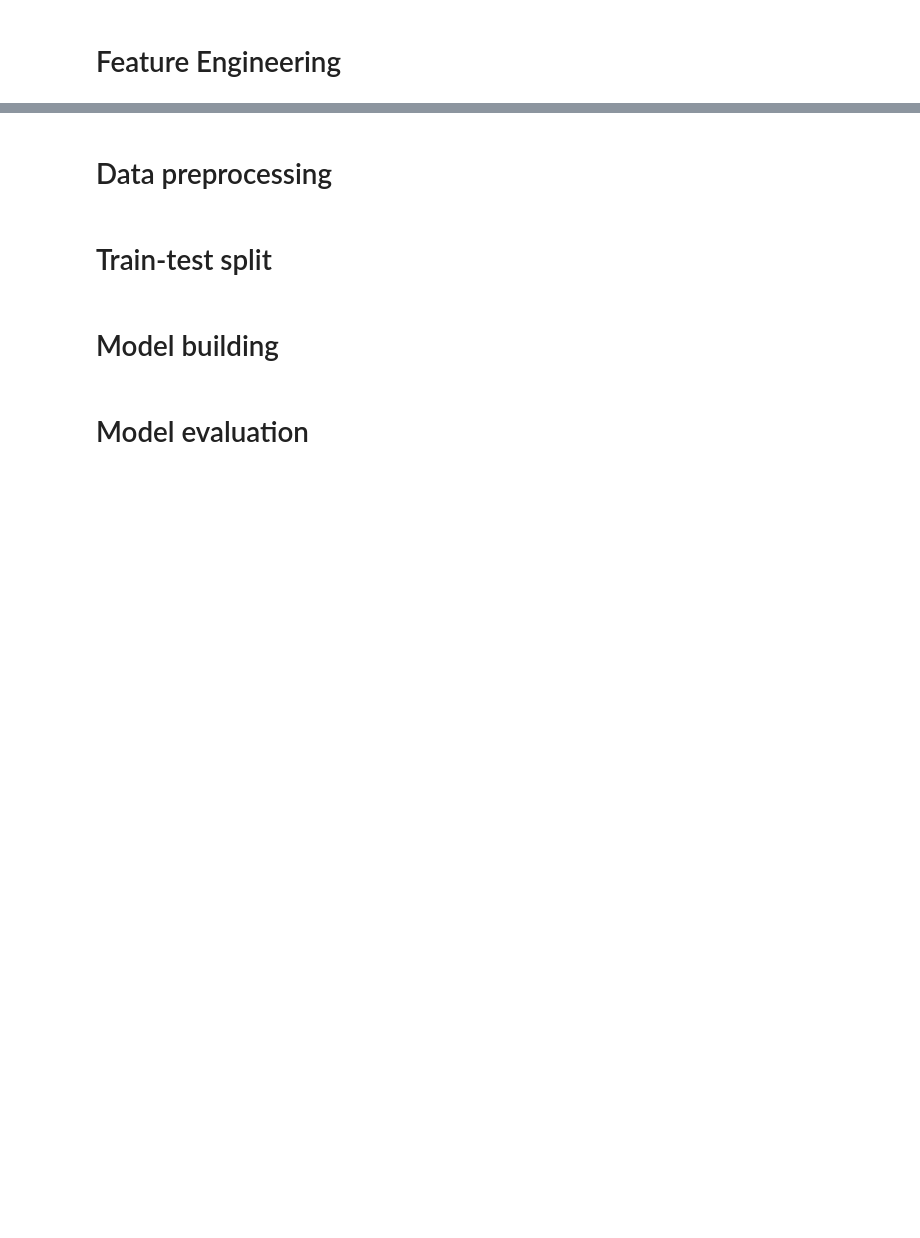
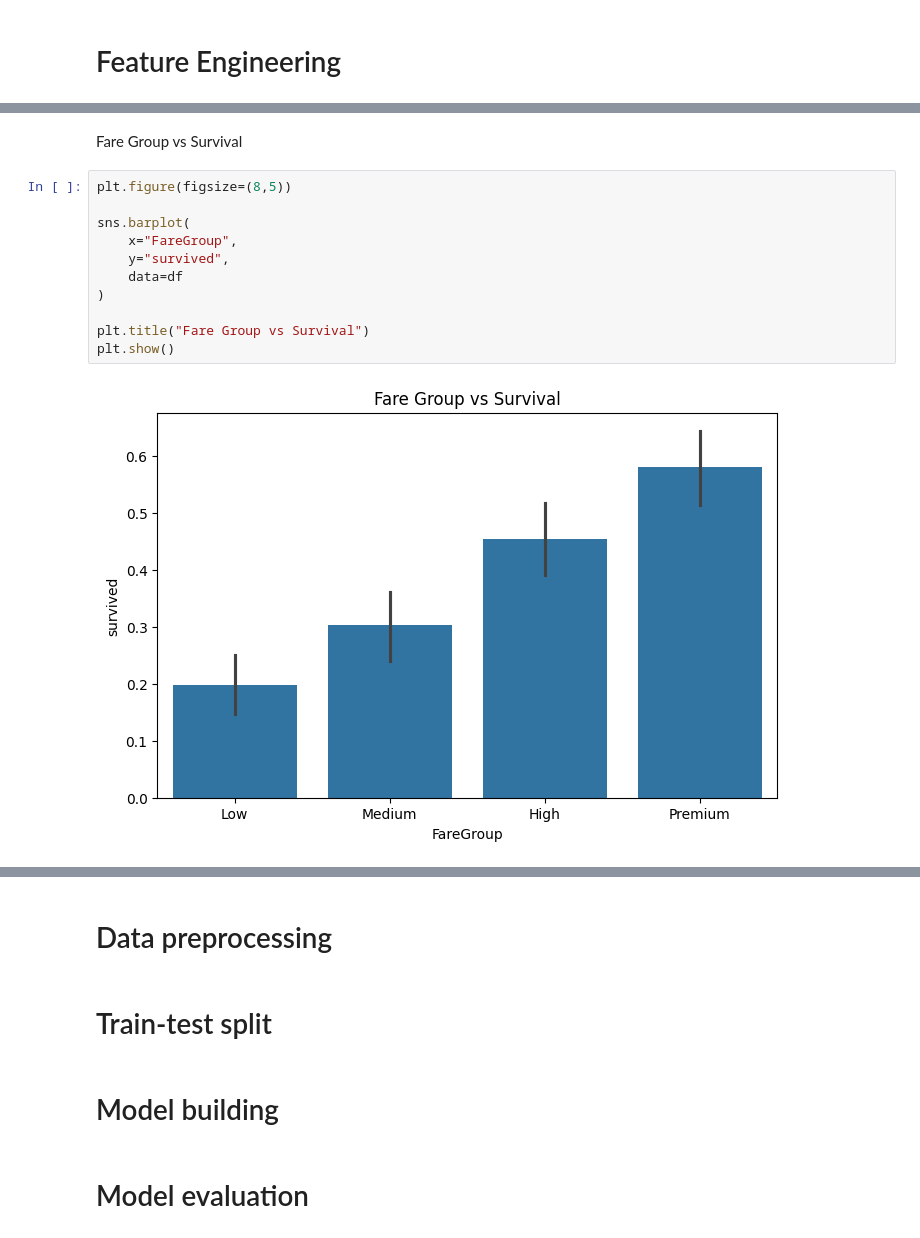
Before and after one commit to shubhamsinha21/Titanic-Survival-Prediction-System, a Jupyter notebook: titanic_survival_prediction.ipynb, the cells around one changed output, grey strips where cells are left out. Cells and saved outputs as stored; diff of their text form; blank space fills up the shorter version.

```diff
--- a/titanic_survival_prediction.ipynb
+++ b/titanic_survival_prediction.ipynb
@@ -407,0 +548,15 @@ plt.show()
+# %% [markdown]
+Fare Group vs Survival
+# %%
+plt.figure(figsize=(8,5))
+
+sns.barplot(
+    x="FareGroup",
+    y="survived",
+    data=df
+)
+
+plt.title("Fare Group vs Survival")
+plt.show()
+# %% [output]
+[figure, added]
```
Also changed, not shown: parts of 21 cells of this notebook.
